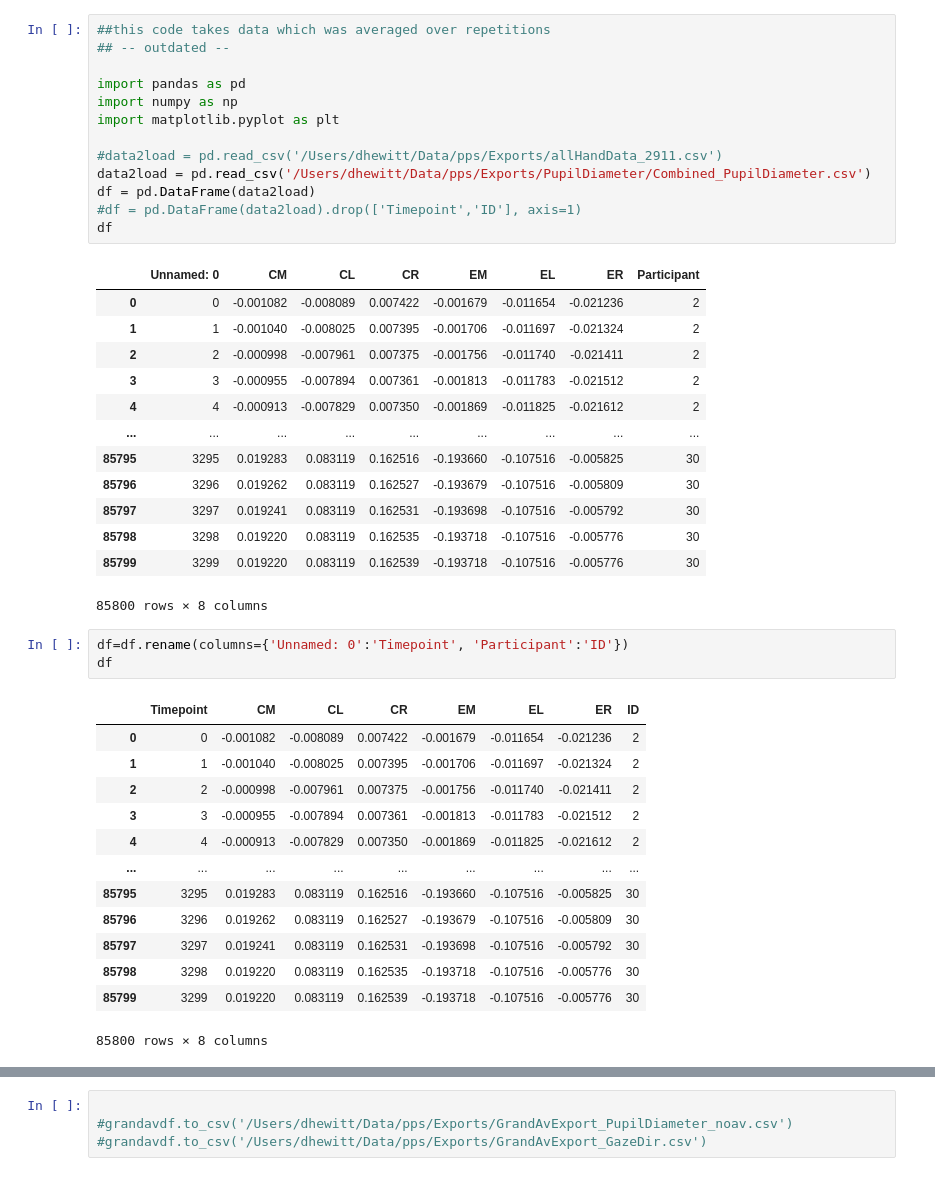
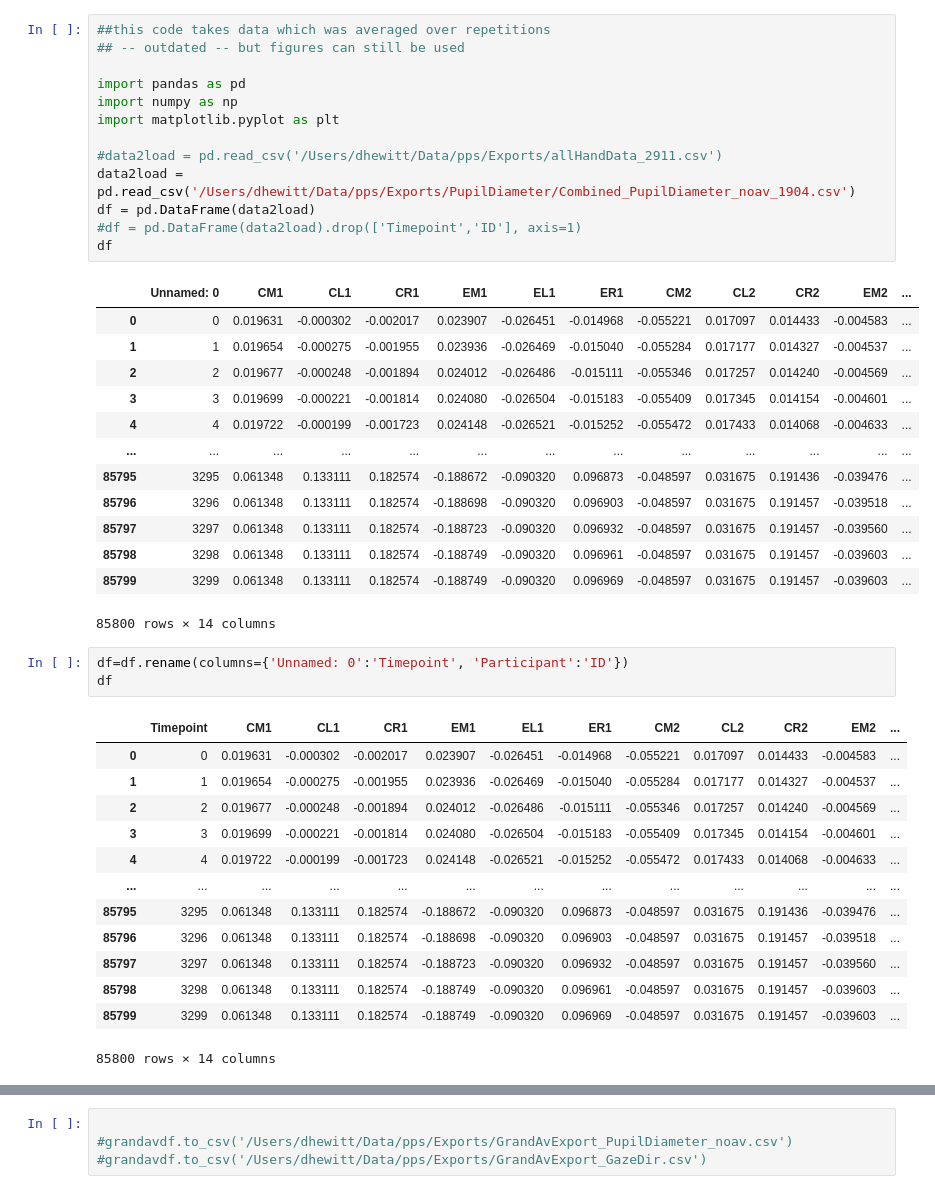
Before and after one commit to dhewitt16/PainAnticipationVRStudy, a Jupyter notebook: VRAnalysis/VRGroupLevel-3a.ipynb, the cells around one changed output, grey strips where cells are left out. Saved outputs shown, nothing was run; the diff lists cells and outputs as text.

```diff
--- a/VRAnalysis/VRGroupLevel-3a.ipynb
+++ b/VRAnalysis/VRGroupLevel-3a.ipynb
@@ -1,47 +1,47 @@
 # %%
 ##this code takes data which was averaged over repetitions
-## -- outdated --
+## -- outdated -- but figures can still be used
 
 import pandas as pd
 import numpy as np
 import matplotlib.pyplot as plt
 
 #data2load = pd.read_csv('/Users/dhewitt/Data/pps/Exports/allHandData_2911.csv')
-data2load = pd.read_csv('/Users/dhewitt/Data/pps/Exports/PupilDiameter/Combined_PupilDiameter.csv')
+data2load = pd.read_csv('/Users/dhewitt/Data/pps/Exports/PupilDiameter/Combined_PupilDiameter_noav_1904.csv')
 df = pd.DataFrame(data2load)
 #df = pd.DataFrame(data2load).drop(['Timepoint','ID'], axis=1)
 df
 # %% [output]
-|  | Unnamed: 0 | CM | CL | CR | EM | EL | ER | Participant |
-| 0 | 0 | -0.001082 | -0.008089 | 0.007422 | -0.001679 | -0.011654 | -0.021236 | 2 |
-| 1 | 1 | -0.001040 | -0.008025 | 0.007395 | -0.001706 | -0.011697 | -0.021324 | 2 |
-| 2 | 2 | -0.000998 | -0.007961 | 0.007375 | -0.001756 | -0.011740 | -0.021411 | 2 |
-| 3 | 3 | -0.000955 | -0.007894 | 0.007361 | -0.001813 | -0.011783 | -0.021512 | 2 |
-| 4 | 4 | -0.000913 | -0.007829 | 0.007350 | -0.001869 | -0.011825 | -0.021612 | 2 |
-| ... | ... | ... | ... | ... | ... | ... | ... | ... |
-| 85795 | 3295 | 0.019283 | 0.083119 | 0.162516 | -0.193660 | -0.107516 | -0.005825 | 30 |
-| 85796 | 3296 | 0.019262 | 0.083119 | 0.162527 | -0.193679 | -0.107516 | -0.005809 | 30 |
-| 85797 | 3297 | 0.019241 | 0.083119 | 0.162531 | -0.193698 | -0.107516 | -0.005792 | 30 |
-| 85798 | 3298 | 0.019220 | 0.083119 | 0.162535 | -0.193718 | -0.107516 | -0.005776 | 30 |
-| 85799 | 3299 | 0.019220 | 0.083119 | 0.162539 | -0.193718 | -0.107516 | -0.005776 | 30 |
+|  | Unnamed: 0 | CM1 | CL1 | CR1 | EM1 | EL1 | ER1 | CM2 | CL2 | CR2 | EM2 | ... |
+| 0 | 0 | 0.019631 | -0.000302 | -0.002017 | 0.023907 | -0.026451 | -0.014968 | -0.055221 | 0.017097 | 0.014433 | -0.004583 | ... |
+| 1 | 1 | 0.019654 | -0.000275 | -0.001955 | 0.023936 | -0.026469 | -0.015040 | -0.055284 | 0.017177 | 0.014327 | -0.004537 | ... |
+| 2 | 2 | 0.019677 | -0.000248 | -0.001894 | 0.024012 | -0.026486 | -0.015111 | -0.055346 | 0.017257 | 0.014240 | -0.004569 | ... |
+| 3 | 3 | 0.019699 | -0.000221 | -0.001814 | 0.024080 | -0.026504 | -0.015183 | -0.055409 | 0.017345 | 0.014154 | -0.004601 | ... |
+| 4 | 4 | 0.019722 | -0.000199 | -0.001723 | 0.024148 | -0.026521 | -0.015252 | -0.055472 | 0.017433 | 0.014068 | -0.004633 | ... |
+| ... | ... | ... | ... | ... | ... | ... | ... | ... | ... | ... | ... | ... |
+| 85795 | 3295 | 0.061348 | 0.133111 | 0.182574 | -0.188672 | -0.090320 | 0.096873 | -0.048597 | 0.031675 | 0.191436 | -0.039476 | ... |
+| 85796 | 3296 | 0.061348 | 0.133111 | 0.182574 | -0.188698 | -0.090320 | 0.096903 | -0.048597 | 0.031675 | 0.191457 | -0.039518 | ... |
+| 85797 | 3297 | 0.061348 | 0.133111 | 0.182574 | -0.188723 | -0.090320 | 0.096932 | -0.048597 | 0.031675 | 0.191457 | -0.039560 | ... |
+| 85798 | 3298 | 0.061348 | 0.133111 | 0.182574 | -0.188749 | -0.090320 | 0.096961 | -0.048597 | 0.031675 | 0.191457 | -0.039603 | ... |
+| 85799 | 3299 | 0.061348 | 0.133111 | 0.182574 | -0.188749 | -0.090320 | 0.096969 | -0.048597 | 0.031675 | 0.191457 | -0.039603 | ... |
-85800 rows × 8 columns
+85800 rows × 14 columns
 # %%
 df=df.rename(columns={'Unnamed: 0':'Timepoint', 'Participant':'ID'})
 df
 # %% [output]
-|  | Timepoint | CM | CL | CR | EM | EL | ER | ID |
-| 0 | 0 | -0.001082 | -0.008089 | 0.007422 | -0.001679 | -0.011654 | -0.021236 | 2 |
-| 1 | 1 | -0.001040 | -0.008025 | 0.007395 | -0.001706 | -0.011697 | -0.021324 | 2 |
-| 2 | 2 | -0.000998 | -0.007961 | 0.007375 | -0.001756 | -0.011740 | -0.021411 | 2 |
-| 3 | 3 | -0.000955 | -0.007894 | 0.007361 | -0.001813 | -0.011783 | -0.021512 | 2 |
-| 4 | 4 | -0.000913 | -0.007829 | 0.007350 | -0.001869 | -0.011825 | -0.021612 | 2 |
-| ... | ... | ... | ... | ... | ... | ... | ... | ... |
-| 85795 | 3295 | 0.019283 | 0.083119 | 0.162516 | -0.193660 | -0.107516 | -0.005825 | 30 |
-| 85796 | 3296 | 0.019262 | 0.083119 | 0.162527 | -0.193679 | -0.107516 | -0.005809 | 30 |
-| 85797 | 3297 | 0.019241 | 0.083119 | 0.162531 | -0.193698 | -0.107516 | -0.005792 | 30 |
-| 85798 | 3298 | 0.019220 | 0.083119 | 0.162535 | -0.193718 | -0.107516 | -0.005776 | 30 |
-| 85799 | 3299 | 0.019220 | 0.083119 | 0.162539 | -0.193718 | -0.107516 | -0.005776 | 30 |
+|  | Timepoint | CM1 | CL1 | CR1 | EM1 | EL1 | ER1 | CM2 | CL2 | CR2 | EM2 | ... |
+| 0 | 0 | 0.019631 | -0.000302 | -0.002017 | 0.023907 | -0.026451 | -0.014968 | -0.055221 | 0.017097 | 0.014433 | -0.004583 | ... |
+| 1 | 1 | 0.019654 | -0.000275 | -0.001955 | 0.023936 | -0.026469 | -0.015040 | -0.055284 | 0.017177 | 0.014327 | -0.004537 | ... |
+| 2 | 2 | 0.019677 | -0.000248 | -0.001894 | 0.024012 | -0.026486 | -0.015111 | -0.055346 | 0.017257 | 0.014240 | -0.004569 | ... |
+| 3 | 3 | 0.019699 | -0.000221 | -0.001814 | 0.024080 | -0.026504 | -0.015183 | -0.055409 | 0.017345 | 0.014154 | -0.004601 | ... |
+| 4 | 4 | 0.019722 | -0.000199 | -0.001723 | 0.024148 | -0.026521 | -0.015252 | -0.055472 | 0.017433 | 0.014068 | -0.004633 | ... |
+| ... | ... | ... | ... | ... | ... | ... | ... | ... | ... | ... | ... | ... |
+| 85795 | 3295 | 0.061348 | 0.133111 | 0.182574 | -0.188672 | -0.090320 | 0.096873 | -0.048597 | 0.031675 | 0.191436 | -0.039476 | ... |
+| 85796 | 3296 | 0.061348 | 0.133111 | 0.182574 | -0.188698 | -0.090320 | 0.096903 | -0.048597 | 0.031675 | 0.191457 | -0.039518 | ... |
+| 85797 | 3297 | 0.061348 | 0.133111 | 0.182574 | -0.188723 | -0.090320 | 0.096932 | -0.048597 | 0.031675 | 0.191457 | -0.039560 | ... |
+| 85798 | 3298 | 0.061348 | 0.133111 | 0.182574 | -0.188749 | -0.090320 | 0.096961 | -0.048597 | 0.031675 | 0.191457 | -0.039603 | ... |
+| 85799 | 3299 | 0.061348 | 0.133111 | 0.182574 | -0.188749 | -0.090320 | 0.096969 | -0.048597 | 0.031675 | 0.191457 | -0.039603 | ... |
-85800 rows × 8 columns
+85800 rows × 14 columns
 # %%
 #these need some averaging
 avdf = df.groupby(['Timepoint']).mean().drop('ID',axis=1)
```
Also changed, not shown: parts of 6 cells of this notebook, 6 other files.
